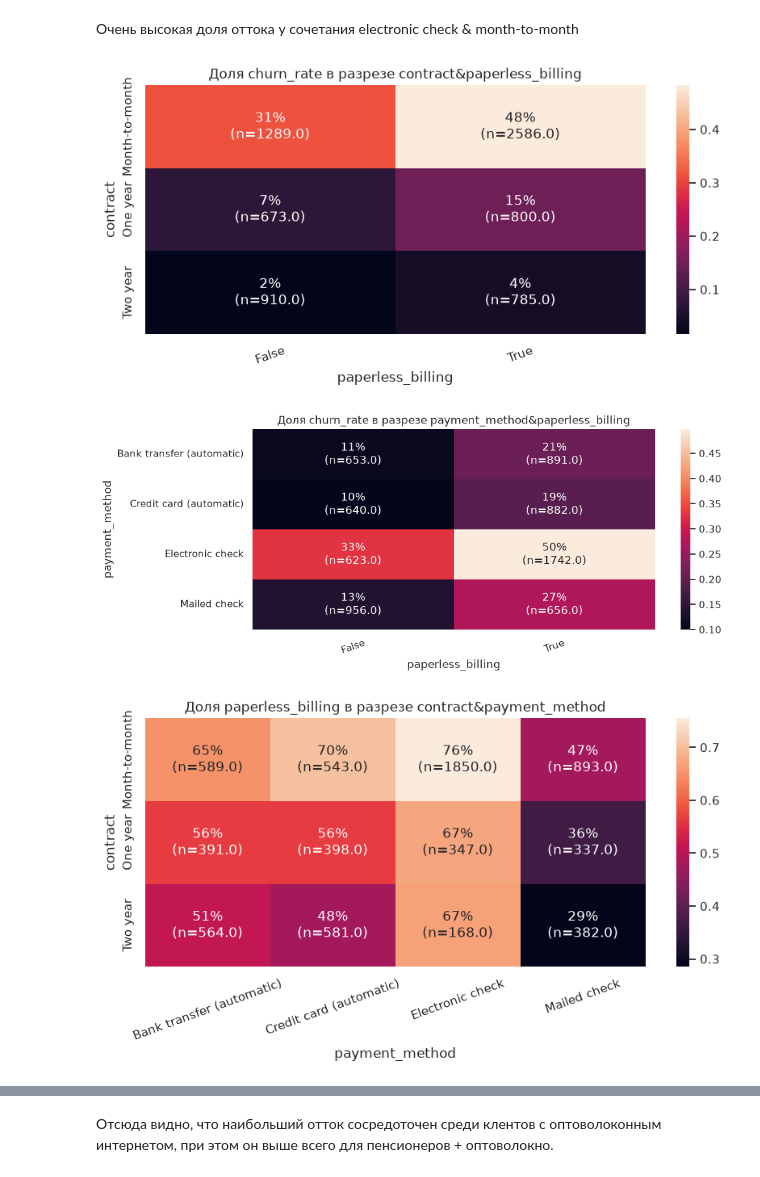
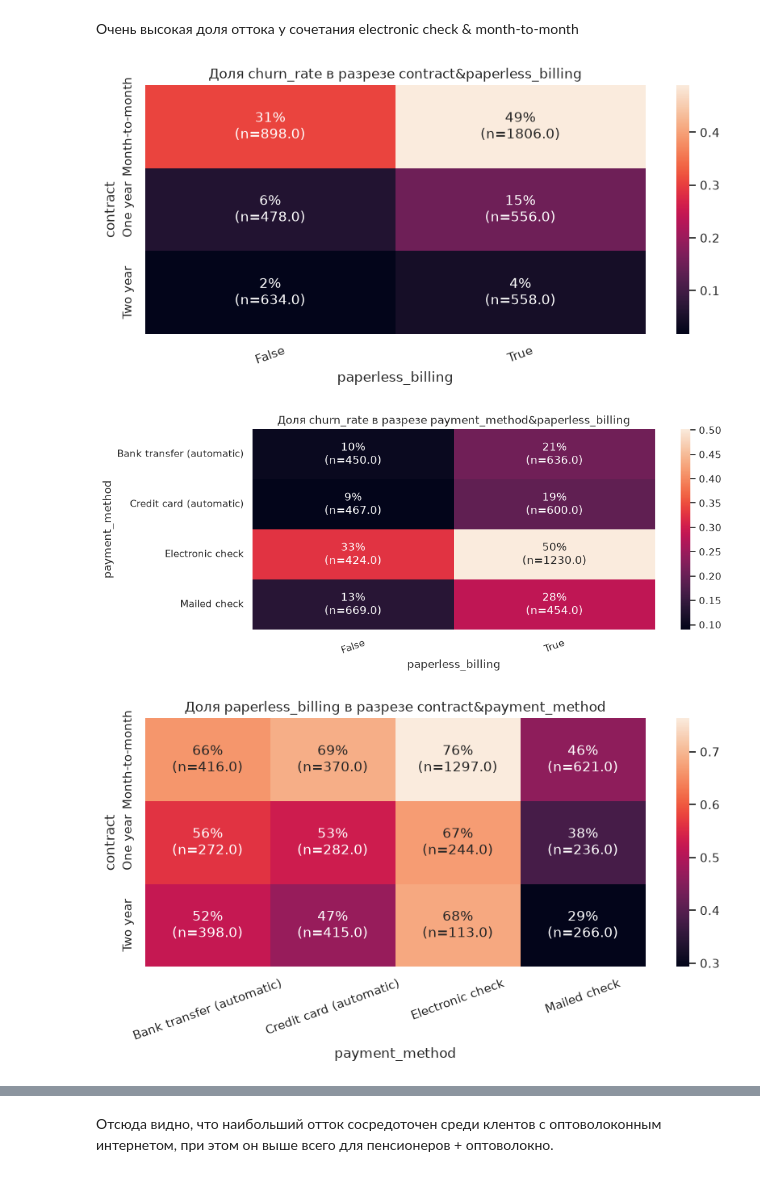
Before and after one commit to rafsimoms/churn-prediction-service, a Jupyter notebook: notebooks/01_eda.ipynb, the cells around one changed output, grey strips where cells are left out. Drawn from its saved outputs; the diff is of its cells as text; code cells hidden in the pictures.

```diff
--- a/notebooks/01_eda.ipynb
+++ b/notebooks/01_eda.ipynb
@@ -239,7 +294,10 @@ hist_and_box(df=df, col_name='total_charges')
 Отсюда видно, что в основном уходят клиенты с маленким общим счетом, но это скорее всего связано с тем, что уходят клиенты с маленьким tenure, а для маленького времени пользования общий счет за услуги также явно будет небольшим, т.е. стоит подумать об удалении этого признака
 # %%
 df = pd.read_sql("""SELECT co.tenure, ch.monthly_charges, ch.total_charges
-FROM contracts AS co JOIN charges AS ch ON co.customer_id = ch.customer_id""", engine)
+FROM contracts AS co
+    JOIN charges AS ch ON co.customer_id = ch.customer_id
+    JOIN splits AS s ON s.customer_id = co.customer_id
+WHERE s.split = 'train'""", engine)
 f, ax = plt.subplots(nrows=1, ncols=2, figsize=(15, 6))
 sns.heatmap(df.corr(method='spearman'), annot=True, ax=ax[0])
 sns.heatmap(df.corr(method='pearson'), annot=True, ax=ax[1])
@@ -274,23 +335,31 @@ plot_heatmap('contract', 'payment_method', df, 'churn_rate')
 Очень высокая доля оттока у сочетания electronic check & month-to-month
 # %%
 df = pd.read_sql("""SELECT co.contract, co.paperless_billing, AVG(l.churned::int) as churn_rate, COUNT(*) AS n
-FROM contracts AS co JOIN churn_labels AS l ON co.customer_id = l.customer_id
-GROUP BY co.contract, co.paperless_billing""", engine)
+FROM contracts AS co
+    JOIN churn_labels AS l ON co.customer_id = l.customer_id
+    JOIN splits AS s ON s.customer_id = co.customer_id
+WHERE s.split = 'train'
+GROUP BY co.contract, co.paperless_billing;""", engine)
 plot_heatmap('contract', 'paperless_billing', df, 'churn_rate')
 # %% [output]
-[figure, old version]
+[figure, new version]
 # %%
 df = pd.read_sql("""SELECT co.payment_method, co.paperless_billing, AVG(l.churned::int) as churn_rate, COUNT(*) AS n
-FROM contracts AS co JOIN churn_labels AS l ON co.customer_id = l.customer_id
+FROM contracts AS co
+    JOIN churn_labels AS l ON co.customer_id = l.customer_id
+    JOIN splits AS s ON s.customer_id = co.customer_id
+WHERE s.split = 'train'
 GROUP BY co.payment_method, co.paperless_billing""", engine)
 plot_heatmap('payment_method', 'paperless_billing', df, 'churn_rate')
 # %% [output]
-[figure, old version]
+[figure, new version]
 # %%
 df = pd.read_sql("""SELECT contract, payment_method, AVG(paperless_billing::int) as paperless_billing, COUNT(*) AS n
-FROM contracts
+FROM contracts AS co
+    JOIN splits AS s ON s.customer_id = co.customer_id
+WHERE s.split = 'train'
 GROUP BY 1, 2""", engine)
 plot_heatmap('contract', 'payment_method', df, 'paperless_billing')
 # %% [output]
-[figure, old version]
+[figure, new version]
 # %% [markdown]
```
Also changed, not shown: parts of 36 cells of this notebook, 10 other files.
